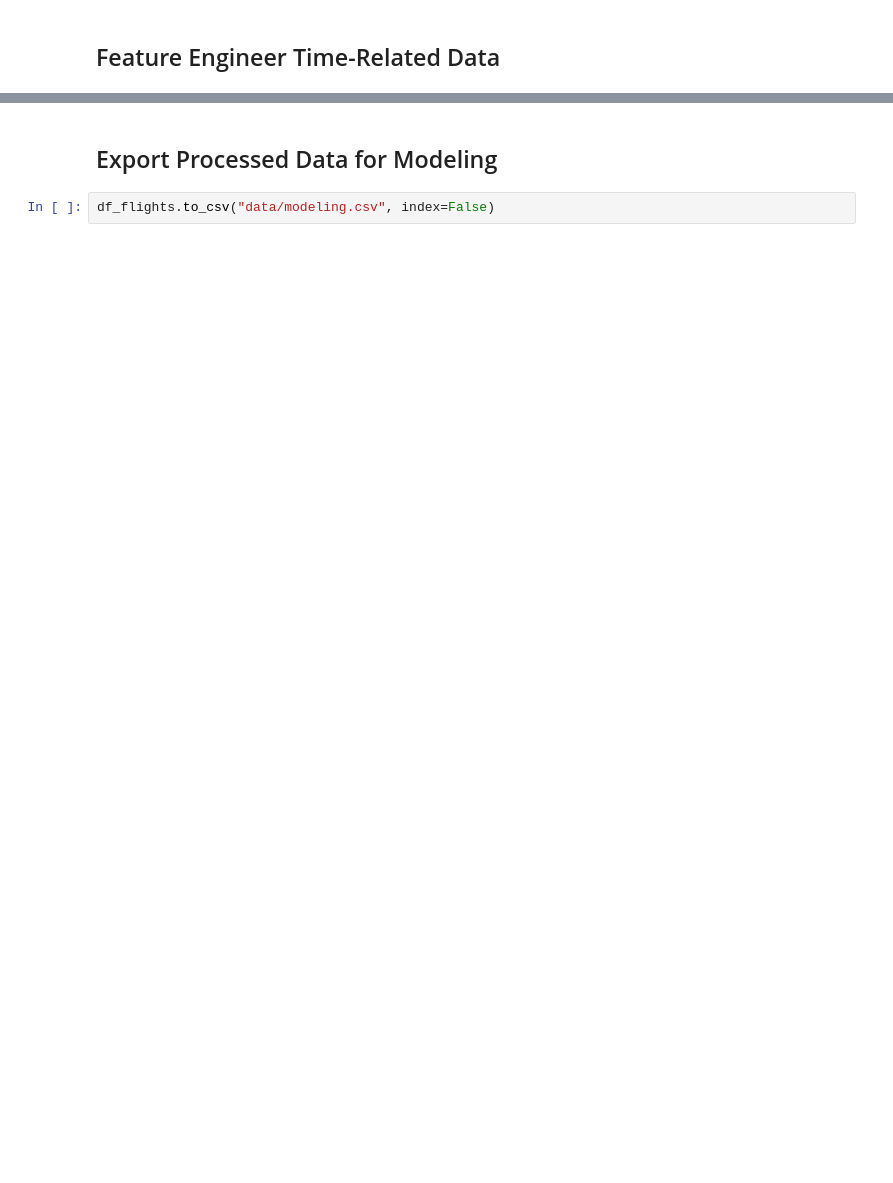
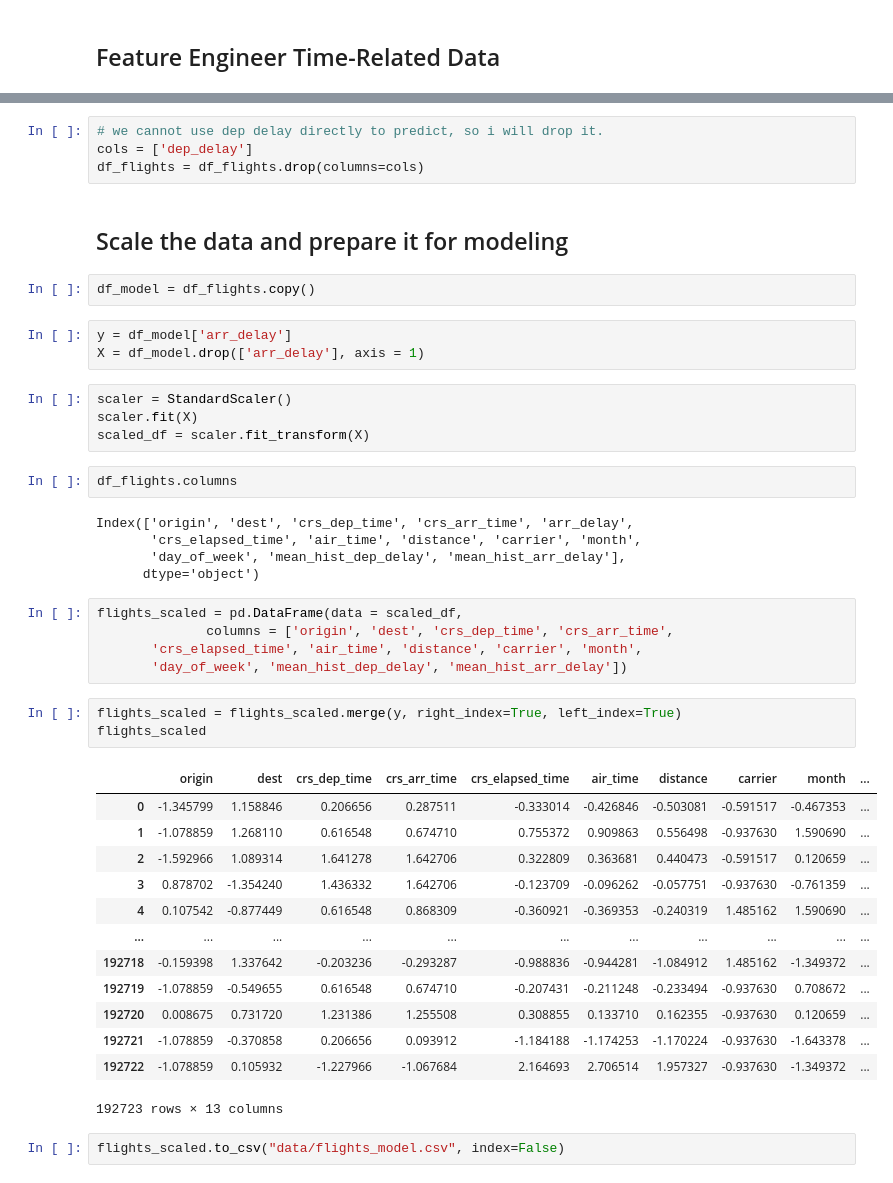
Before and after one commit to makhaildynchan/Predicting_Flight_Delays, a Jupyter notebook: workbench/4_feature_selection.ipynb, the cells around one changed output, grey strips where cells are left out. Drawn from its saved outputs; the diff is of its cells as text; blank space fills up the shorter version.

Commit message:
scaled data added

```diff
--- a/workbench/4_feature_selection.ipynb
+++ b/workbench/4_feature_selection.ipynb
@@ -175,4 +246,46 @@ df_flights.shape
-# %% [markdown]
-## Export Processed Data for Modeling
+# %%
+# we cannot use dep delay directly to predict, so i will drop it.
+cols = ['dep_delay']
+df_flights = df_flights.drop(columns=cols)
+# %% [markdown]
+## Scale the data and prepare it for modeling
+# %%
+df_model = df_flights.copy()
+# %%
+y = df_model['arr_delay']
+X = df_model.drop(['arr_delay'], axis = 1)
+# %%
+scaler = StandardScaler()
+scaler.fit(X)
+scaled_df = scaler.fit_transform(X)
+# %%
+df_flights.columns
+# %% [output]
+Index(['origin', 'dest', 'crs_dep_time', 'crs_arr_time', 'arr_delay',
+       'crs_elapsed_time', 'air_time', 'distance', 'carrier', 'month',
+       'day_of_week', 'mean_hist_dep_delay', 'mean_hist_arr_delay'],
+      dtype='object')
+# %%
+flights_scaled = pd.DataFrame(data = scaled_df,
+              columns = ['origin', 'dest', 'crs_dep_time', 'crs_arr_time',
+       'crs_elapsed_time', 'air_time', 'distance', 'carrier', 'month',
+       'day_of_week', 'mean_hist_dep_delay', 'mean_hist_arr_delay'])
+# %%
+flights_scaled = flights_scaled.merge(y, right_index=True, left_index=True)
+flights_scaled
+# %% [output]
+|  | origin | dest | crs_dep_time | crs_arr_time | crs_elapsed_time | air_time | distance | carrier | month | ... |
+| 0 | -1.345799 | 1.158846 | 0.206656 | 0.287511 | -0.333014 | -0.426846 | -0.503081 | -0.591517 | -0.467353 | ... |
+| 1 | -1.078859 | 1.268110 | 0.616548 | 0.674710 | 0.755372 | 0.909863 | 0.556498 | -0.937630 | 1.590690 | ... |
+| 2 | -1.592966 | 1.089314 | 1.641278 | 1.642706 | 0.322809 | 0.363681 | 0.440473 | -0.591517 | 0.120659 | ... |
+| 3 | 0.878702 | -1.354240 | 1.436332 | 1.642706 | -0.123709 | -0.096262 | -0.057751 | -0.937630 | -0.761359 | ... |
+| 4 | 0.107542 | -0.877449 | 0.616548 | 0.868309 | -0.360921 | -0.369353 | -0.240319 | 1.485162 | 1.590690 | ... |
+| ... | ... | ... | ... | ... | ... | ... | ... | ... | ... | ... |
+| 192718 | -0.159398 | 1.337642 | -0.203236 | -0.293287 | -0.988836 | -0.944281 | -1.084912 | 1.485162 | -1.349372 | ... |
+| 192719 | -1.078859 | -0.549655 | 0.616548 | 0.674710 | -0.207431 | -0.211248 | -0.233494 | -0.937630 | 0.708672 | ... |
+| 192720 | 0.008675 | 0.731720 | 1.231386 | 1.255508 | 0.308855 | 0.133710 | 0.162355 | -0.937630 | 0.120659 | ... |
+| 192721 | -1.078859 | -0.370858 | 0.206656 | 0.093912 | -1.184188 | -1.174253 | -1.170224 | -0.937630 | -1.643378 | ... |
+| 192722 | -1.078859 | 0.105932 | -1.227966 | -1.067684 | 2.164693 | 2.706514 | 1.957327 | -0.937630 | -1.349372 | ... |
+192723 rows × 13 columns
 # %%
-df_flights.to_csv("data/modeling.csv", index=False)
+flights_scaled.to_csv("data/flights_model.csv", index=False)
```
Also changed, not shown: parts of 21 cells of this notebook, 2 other files.
